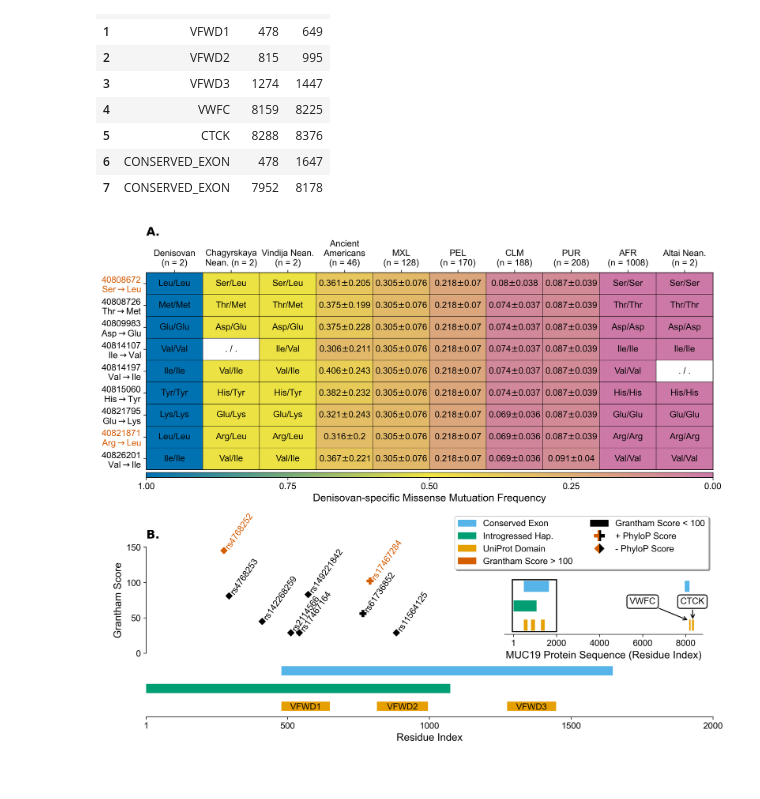
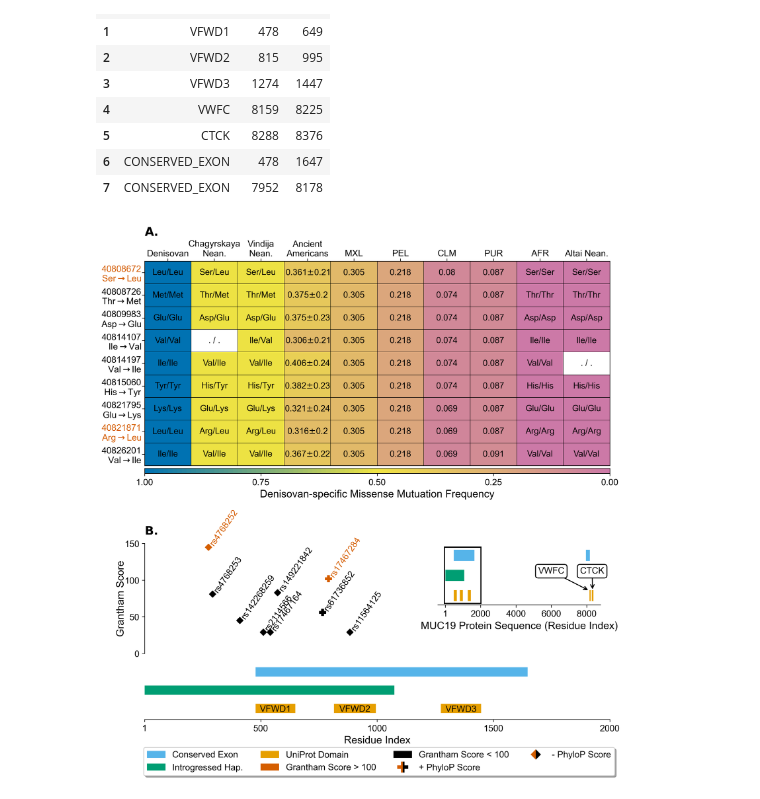
Before and after one commit to David-Peede/MUC19, a Jupyter notebook: figure_nbs/figure_3_v_revisions.ipynb, the cells around one changed output. Saved outputs shown, nothing was run; the diff lists cells and outputs as text; code cells hidden in the pictures.

```diff
--- a/figure_nbs/figure_3_v_revisions.ipynb
+++ b/figure_nbs/figure_3_v_revisions.ipynb
@@ -133,7 +133,7 @@ plt.rcParams.update({
 })
 # Intialize the figure.
 fig = plt.figure(
-    figsize=(12, 10), dpi=300,
+    figsize=(10, 10), dpi=300,
     facecolor='white',
 )
 # Intialize the grid.
@@ -150,16 +150,16 @@ ax2 = fig.add_subplot(gs[1, 0])
 
 # Intialize the axes labels.
 grp_labs = np.array([
-    'Denisovan'+'\n'+'(n = 2)',
-    'Chagyrskaya'+'\n'+'Nean. (n = 2)',
-    'Vindija Nean.'+'\n'+'(n = 2)',
-    'Ancient'+'\n'+f'Americans'+'\n'+'(n = 46)',
-    'MXL'+'\n'+'(n = 128)',
-    'PEL'+'\n'+'(n = 170)',
-    'CLM'+'\n'+'(n = 188)',
-    'PUR'+'\n'+'(n = 208)',
-    'AFR'+'\n'+'(n = 1008)',
-    'Altai Nean.'+'\n'+'(n = 2)',
+    'Denisovan',
+    'Chagyrskaya'+'\n'+'Nean.',
+    'Vindija'+'\n'+'Nean.',
+    'Ancient'+'\n'+f'Americans',
+    'MXL',
+    'PEL',
+    'CLM',
+    'PUR',
+    'AFR',
+    'Altai Nean.',
 ])
 aa_subs = [
     ref+r'$\rightarrow$'+den for ref, den in zip(
@@ -210,7 +210,7 @@ for x, grp in enumerate(focal_groups):
             if grp == 'DEN':
                 # Annotate the amino acid.
                 ax1.text(
-                    x, y, hom_den_aas[y], size=12,
+                    x, y, hom_den_aas[y], size=11.5,
                     ha='center', va='center', color='black',
                 )
             # Else-if this is a late neanderthal.
@@ -219,14 +219,14 @@ for x, grp in enumerate(focal_groups):
                 if np.isnan(mis_mut_freqs[y, x]):
                     # Annotate the missing data.
                     ax1.text(
-                        x, y, '. / .', size=12,
+                        x, y, '. / .', size=11.5,
                         ha='center', va='center', color='black',
                     )
                 # Else.
                 else:
                     # Annotate the amino acid.
                     ax1.text(
-                        x, y, het_aas[y], size=12,
+                        x, y, het_aas[y], size=11.5,
                         ha='center', va='center', color='black',
                     )
             # Else-if this is afr or the altai neanderthal.
@@ -235,25 +235,31 @@ for x, grp in enumerate(focal_groups):
                 if np.isnan(mis_mut_freqs[y, x]):
                     # Annotate the missing data.
                     ax1.text(
-                        x, y, '. / .', size=12,
+                        x, y, '. / .', size=11.5,
                         ha='center', va='center', color='black',
                     )
                 # Else.
                 else:
                     # Annotate the amino acid.
                     ax1.text(
-                        x, y, hom_ref_aas[y], size=12,
+                        x, y, hom_ref_aas[y], size=11.5,
                         ha='center', va='center', color='black',
                     )
-            # Else, this is an american group.
-            else:
+            # Else-if, this the ancient american group.
+            elif grp == 'ANC':
                 # Annotate the denisovan missense mutation frequency and 95% cis.
                 ax1.text(
-                    x, y, fr'{round(mis_mut_freqs[y, x], 3)}$\pm${round(mis_mut_cis[y, x], 3)}', size=12,
+                    x, y, fr'{round(mis_mut_freqs[y, x], 3)}$\pm${round(mis_mut_cis[y, x], 2)}', size=11.5,
+                    ha='center', va='center', color='black',
+                )
+            # Else, this is a modern admixed american population.
+            else:
+                ax1.text(
+                    x, y, fr'{round(mis_mut_freqs[y, x], 3)}', size=11.5,
                     ha='center', va='center', color='black',
                 )
 # Move the ticks on top of the row.
-ax1.tick_params(top=True, labeltop=True)
+ax1.tick_params(top=True, labeltop=True, pad=1)
 # Set and label the x-axis and y-axis ticks.
 ax1.set_xticks(np.arange(grp_labs.size), labels=grp_labs)
 ax1.set_yticks(np.arange(mut_labs.size), labels=mut_labs)
@@ -318,8 +324,19 @@ ax2.set_xlabel('Residue Index')
 ax2.set_ylabel('Grantham Score')
 ylab_pos = ax2.get_yticks()[-1] / 2
 ax2.yaxis.set_label_coords(-0.04, ylab_pos, transform=ax2.get_yaxis_transform())
+# Intilaize a title list.
+title_list = [
+    r'$\bf{A.}$',
+    r'$\bf{B.}$',
+]
+# For each subplot.
+for ax, title in zip([ax1, ax2], title_list):
+    # Plot the title.
+    ax.set_title(title, loc='left')
+# Enforce a tight layout.
+plt.tight_layout()
 # Add a legend.
-ax2.legend(
+fig.legend(
     handles=[
         Patch(color='#56B4E9', label='Conserved Exon'),
         Patch(color='#009E73', label='Introgressed Hap.'),
@@ -335,20 +352,8 @@ ax2.legend(
             markerfacecolor='#D55E00', markerfacecoloralt='#000000', fillstyle='left', label='- PhyloP Score',
         ),
     ],
-    loc='center right', bbox_to_anchor=(1, 1), ncol=2, frameon=True, fancybox=True, shadow=True,
+    loc='lower center', bbox_to_anchor=(0.535, -0.05), ncol=4, frameon=True, fancybox=True, shadow=True,
 )
-# Intilaize a title list.
-title_list = [
-    r'$\bf{A.}$',
-    r'$\bf{B.}$',
-]
-# For each subplot.
-for ax, title in zip([ax1, ax2], title_list):
-    # Plot the title.
-    ax.set_title(title, loc='left')
-# Enforce a tight layout.
-plt.tight_layout()
-
 
 
 #############################
@@ -358,7 +363,7 @@ plt.tight_layout()
 # Intialize the focal region plot.
 inset_ax2 = inset_axes(
     ax2, width='35%', height='35%',
-    loc='upper right', bbox_to_anchor=(-0.01, -0.15, 1, 1),
+    loc='upper right', bbox_to_anchor=(-0.01, 0.01, 1, 1),
     bbox_transform=ax2.transAxes,
 )
 # Iterate through the protein annotatation.
@@ -386,7 +391,7 @@ inset_ax2.spines['left'].set_visible(False)
 inset_ax2.tick_params(axis='y', which='both', left=False, labelleft=False)
 # Plot the a box around the focal region zoomed in on.
 focal_box = plt.Rectangle(
-    (-50, -35), 2051, 40,
+    (-50, -36), 2065, 42,
     linewidth=1.5, linestyle='solid',
     edgecolor='black', facecolor='none',
 )
@@ -396,39 +401,39 @@ inset_ax2.annotate(
     'VWFC',
     xy=(8159, -26.5),
     xytext=(6000, -15),
-    arrowprops=dict(arrowstyle='->', lw=1.25),
+    arrowprops=dict(arrowstyle='->', lw=1.25, shrinkA=0),
     ha='center', va='bottom', fontsize=12,
     bbox=dict(boxstyle='round,pad=0.3', fc='white', ec='black', lw=1.25),
 )
 inset_ax2.annotate(
     'CTCK',
     xy=((8288 + 8376) / 2, -26.5),
     xytext=(((8288 + 8376) / 2) - 20, -15),
-    arrowprops=dict(arrowstyle='->', lw=1.25),
+    arrowprops=dict(arrowstyle='->', lw=1.25, shrinkA=0),
     ha='center', va='bottom', fontsize=12,
     bbox=dict(boxstyle='round,pad=0.3', fc='white', ec='black', lw=1.25),
 )
 
 
 
 #################
 ### Exporting ###
 #################
 
 # Export the plot.
 plt.savefig(
     './main_figures/png/figure_3.png', format='png',
     facecolor='white', bbox_inches='tight', dpi=500,
 )
 plt.savefig(
     './main_figures/svg/figure_3.svg', format='svg',
     facecolor='white', bbox_inches='tight', dpi=500,
 )
 plt.savefig(
     './main_figures/pdf/figure_3.pdf', format='pdf',
     facecolor='white', bbox_inches='tight', dpi=500,
 )
 # Show the plot.
 plt.show()
 # %% [output]
-[figure, old version]
+[figure, new version]
```
Also changed, not shown: 4 other files.
